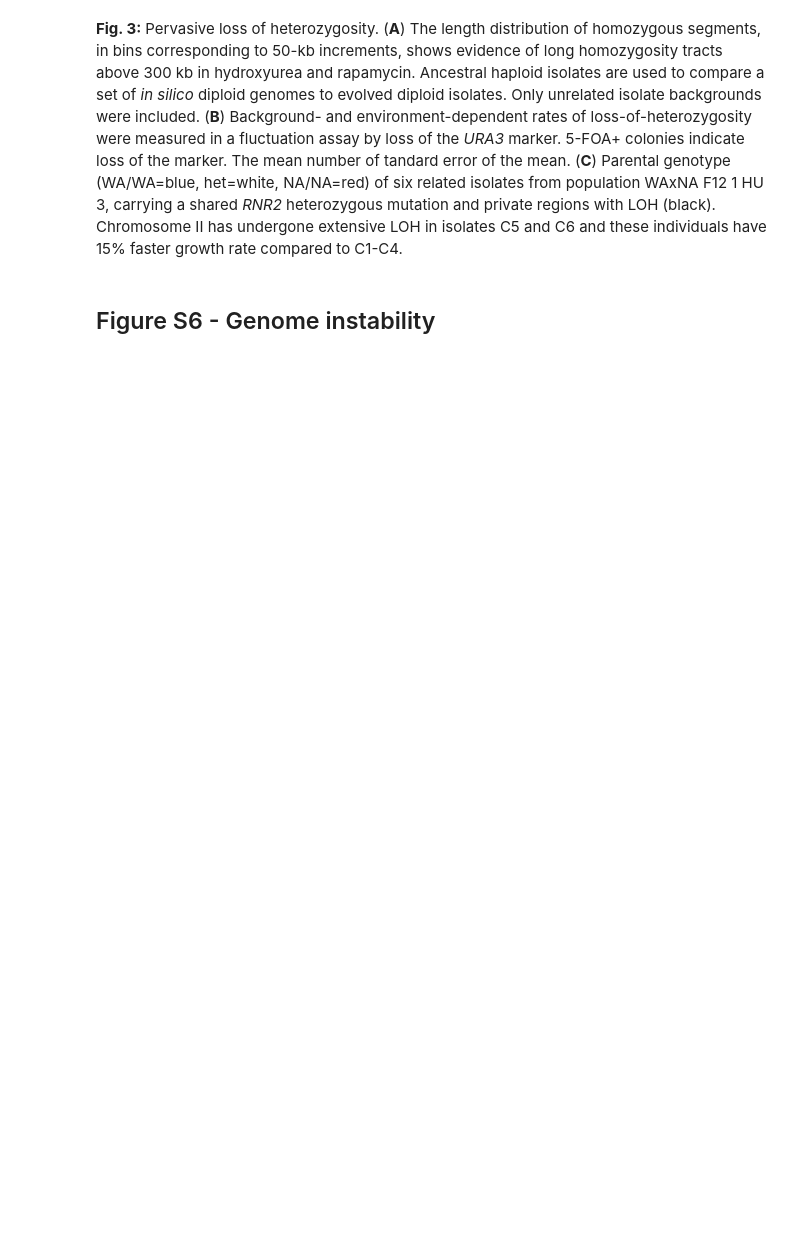
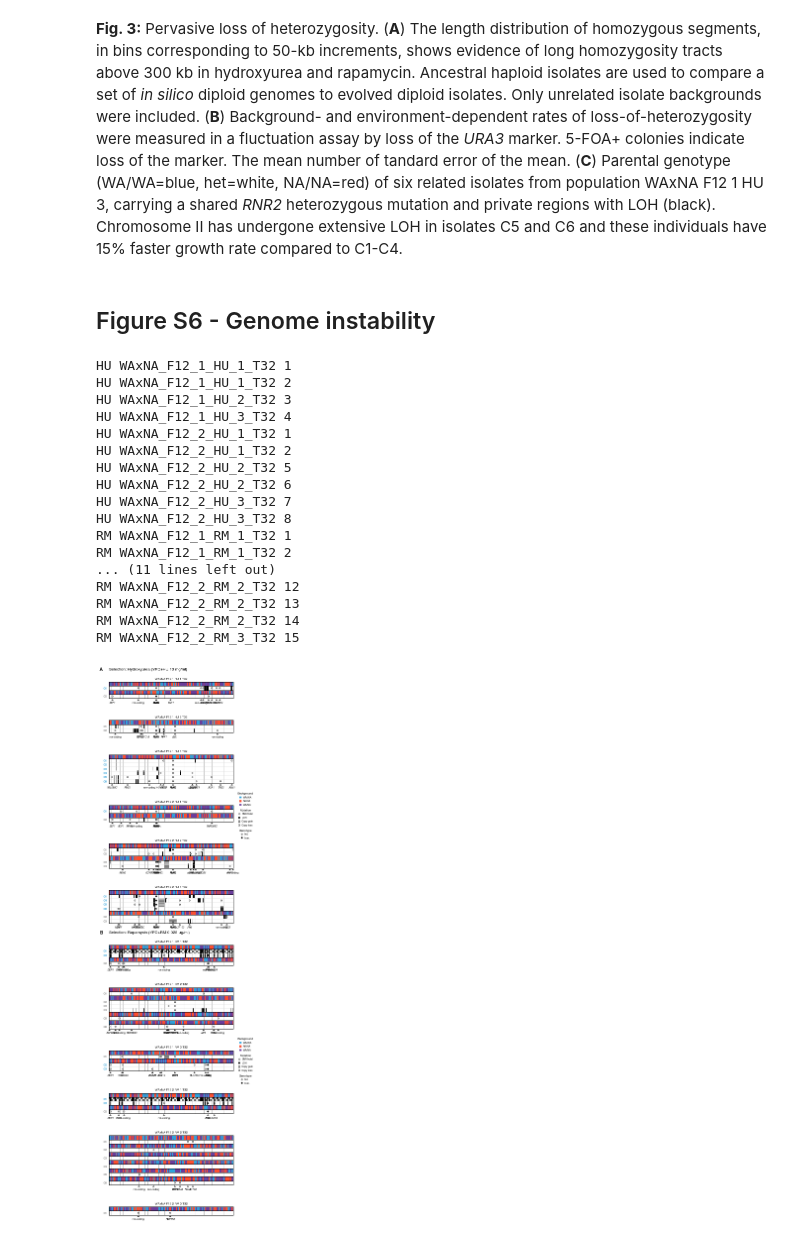
Before and after one commit to ivazquez/clonal-heterogeneity, a Jupyter notebook: src/figure3.ipynb, the cells around one changed output. Cells and saved outputs as stored; diff of their text form; code cells hidden in the pictures; blank space fills up the shorter version.

Commit message:
Submittable version of de novo variation Supp. Fig., including copy number gains and losses

```diff
--- a/src/figure3.ipynb
+++ b/src/figure3.ipynb
@@ -479,15 +482,16 @@ for ii, ((e,p), sdf) in enumerate(seq_dn_df.groupby(level=['selection','populati
         x = gc.columns.get_level_values('pos').values
         y = np.arange(len(gc.index.get_level_values('clone')))
         data = gc.values
-        data = np.ma.masked_array(data, data==2)
 
-        cmap = mpl.colors.ListedColormap(['r','w','g'])
-        hatches = ['x','','/']
+        cmap = mpl.colors.ListedColormap(['none','w','none'])
         bounds = [1,2,3]
         norm = mpl.colors.BoundaryNorm(bounds, cmap.N)
 
-        plot.heatmap(np.r_[x, x.max()+1], np.r_[y, y.max()+1], data,
-                     ax2, '', '', '', [], [], cmap=cmap, vmin=1, vmax=3)
+        for cn, hatch in zip([1, 3], ['xxx','-----']):
+
+            plot.heatmap(np.r_[x, x.max()+1], np.r_[y, y.max()+1],
+                         np.ma.masked_array(data, data!=cn),
+                         ax2, '', '', '', [], [], cmap=cmap, hatch=hatch, vmin=1, vmax=3)
 
         # de novo mutations
         indexer = [slice(None)]*len(jdf.index.names)
@@ -543,24 +547,25 @@ for ii, ((e,p), sdf) in enumerate(seq_dn_df.groupby(level=['selection','populati
 ax1 = plt.subplot(gs['HU','WAxNA_F12_1_HU_1_T32'][(0,0)])
 ax1.text(-0.05, 4,  chr(ord('A')), transform=ax1.transAxes,
          fontsize=9, fontweight='bold', va='center', ha='right')
-ax1.text(0, 4, 'Selection: %s' % selection['long_label']['HU'],
+ax1.text(0, 4, 'Selection: %s' % config.selection['long_label']['HU'],
          transform=ax1.transAxes, fontsize=8, va='center', ha='left')
 
 ax1 = plt.subplot(gs['RM','WAxNA_F12_1_RM_1_T32'][(0,0)])
 ax1.text(-0.05, 4,  chr(ord('B')), transform=ax1.transAxes,
          fontsize=9, fontweight='bold', va='center', ha='right')
-ax1.text(0, 4, 'Selection: %s' % selection['long_label']['RM'],
+ax1.text(0, 4, 'Selection: %s' % config.selection['long_label']['RM'],
          transform=ax1.transAxes, fontsize=8, va='center', ha='left')
 
 # set legend
 for k, xy in zip([('HU','WAxNA_F12_2_HU_1_T32'),('RM','WAxNA_F12_1_RM_3_T32')],[(2,0),(2,0)]):
     ax3 = plt.subplot(gs[k][(0,0)])
 
-    wt_artist = patches.Rectangle((0,0), width=1, height=1, color=background['color']['WA/WA'])
-    het_artist = patches.Rectangle((0,0), width=1, height=1, color=background['color']['WA/NA'])
-    hom_artist = patches.Rectangle((0,0), width=1, height=1, color=background['color']['NA/NA'])
+    wt_artist = patches.Rectangle((0,0), width=1, height=1, color=config.background['color']['WA/WA'])
+    het_artist = patches.Rectangle((0,0), width=1, height=1, color=config.background['color']['WA/NA'])
+    hom_artist = patches.Rectangle((0,0), width=1, height=1, color=config.background['color']['NA/NA'])
 
-    leg1 = ax3.legend([wt_artist,hom_artist,het_artist], ['WA/WA','NA/NA','WA/NA'],
+    leg1 = ax3.legend([wt_artist,hom_artist,het_artist],
+                      ['WA/WA','NA/NA','WA/NA'],
                       bbox_to_anchor=(1.1, 2.5), ncol=1,
                       frameon=False, loc='center',
                       borderaxespad=0, handlelength=0.75,
@@ -568,42 +573,63 @@ for k, xy in zip([('HU','WAxNA_F12_2_HU_1_T32'),('RM','WAxNA_F12_1_RM_3_T32')],[
 
     ax4 = plt.subplot(gs[k][(2,0)])
 
-    snp_indel_artist = lines.Line2D((0,1),(0,0), mec='k', mfc='w', marker='o', markersize=4, linestyle='')
+    snp_indel_artist = lines.Line2D((0,1),(0,0), mec='k', mfc='w', marker='o', markersize=3, linestyle='')
     loh_artist = patches.Rectangle((0,0), width=1, height=1, color='k')
-    cn_gain_artist = patches.Rectangle((0,0), width=1, height=1, color='w', hatch='+')
-    cn_loss_artist = patches.Rectangle((0,0), width=1, height=1, color='w', hatch='o')
+    cn_gain_artist = patches.Rectangle((0,0), width=1, height=1, color='k', hatch='---', fill=False)
+    cn_loss_artist = patches.Rectangle((0,0), width=1, height=1, color='k', hatch='xxx', fill=False)
 
     leg2 = ax4.legend([snp_indel_artist,loh_artist,cn_gain_artist,cn_loss_artist],
                       ['SNP/indel','LOH','Copy gain','Copy loss'],
                       bbox_to_anchor=(1.1, 0.0), ncol=1,
                       frameon=False, loc='center',
                       borderaxespad=0, handlelength=0.75,
                       title='Mutation', prop={'size':5})
 
-    het_artist = lines.Line2D((0,1),(0,0), mec='k', mfc=genotype['color'][1],
-                              marker='o', markersize=4, linestyle='')
-    hom_artist = lines.Line2D((0,1),(0,0), mec='k', mfc=genotype['color'][2],
-                              marker='o', markersize=4, linestyle='')
+    het_artist = lines.Line2D((0,1),(0,0), mec='k', mfc=config.genotype['color'][1],
+                              marker='o', markersize=3, linestyle='')
+    hom_artist = lines.Line2D((0,1),(0,0), mec='k', mfc=config.genotype['color'][2],
+                              marker='o', markersize=3, linestyle='')
 
-    leg3 = ax4.legend([het_artist,hom_artist], ['het.','hom.'],
+    leg3 = ax4.legend([het_artist,hom_artist],
+                      ['het.','hom.'],
                       bbox_to_anchor=(1.1, -4), ncol=1,
                       frameon=False, loc='center',
                       borderaxespad=0, handlelength=0.75,
                       title='Genotype', prop={'size':5})
 
     ax4.add_artist(leg2)
 
     for leg in [leg1,leg2,leg3]:
         plt.setp(leg.get_title(),fontsize=6)
 
 # axes limits
 for ax in fig.get_axes():
     ax.xaxis.label.set_size(6)
     ax.yaxis.label.set_size(6)
     ax.tick_params(axis='both', which='major', size=2, labelsize=6)
     ax.tick_params(axis='both', which='minor', size=1, labelsize=4)
 
+fig.savefig(dir_supp+'figures/supp_figure_seq_loh/supp_figure_seq_loh.pdf', dpi=300, bbox_inches='tight')
 fig.savefig(dir_supp+'figures/supp_figure_seq_loh/supp_figure_seq_loh.png', dpi=300, bbox_inches='tight')
 fig.savefig(dir_supp+'figures/supp_figure_seq_loh/supp_figure_seq_loh.svg', dpi=300, bbox_inches='tight')
 plt.show()
+# %% [output]
+HU WAxNA_F12_1_HU_1_T32 1
+HU WAxNA_F12_1_HU_1_T32 2
+HU WAxNA_F12_1_HU_2_T32 3
+HU WAxNA_F12_1_HU_3_T32 4
+HU WAxNA_F12_2_HU_1_T32 1
+HU WAxNA_F12_2_HU_1_T32 2
+HU WAxNA_F12_2_HU_2_T32 5
+HU WAxNA_F12_2_HU_2_T32 6
+HU WAxNA_F12_2_HU_3_T32 7
+HU WAxNA_F12_2_HU_3_T32 8
+RM WAxNA_F12_1_RM_1_T32 1
+RM WAxNA_F12_1_RM_1_T32 2
+... (11 lines left out)
+RM WAxNA_F12_2_RM_2_T32 12
+RM WAxNA_F12_2_RM_2_T32 13
+RM WAxNA_F12_2_RM_2_T32 14
+RM WAxNA_F12_2_RM_3_T32 15
+[figure, added]
 # %% [markdown]
```
Also changed, not shown: parts of 3 cells of this notebook, 14 other files.
